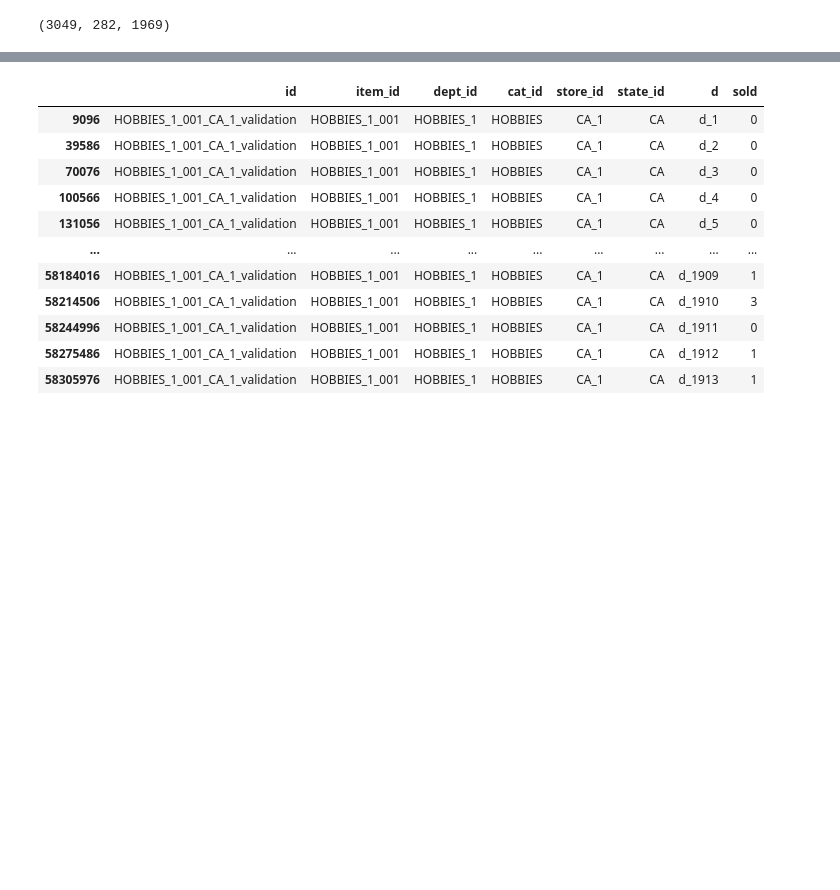
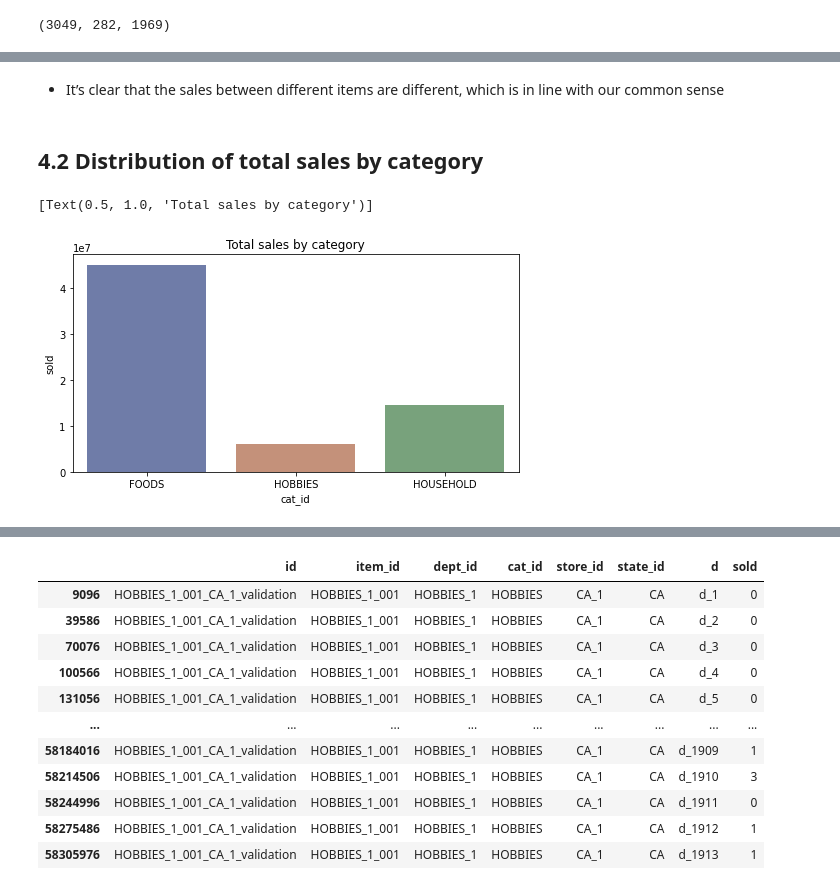
Before and after one commit to kanitjompuk40/GroupWork, a Jupyter notebook: AML/EDA-Panpan.ipynb, the cells around one changed output, grey strips where cells are left out. Cells and saved outputs as stored; diff of their text form; code cells hidden in the pictures; blank space fills up the shorter version.

```diff
--- a/AML/EDA-Panpan.ipynb
+++ b/AML/EDA-Panpan.ipynb
@@ -475,0 +613,17 @@ def getDailySaleByStore(store_id=None):
+# %% [markdown]
+- It’s clear that the sales between different items are different, which is in line with our common sense
+# %% [markdown]
+## 4.2 Distribution of total sales by category
+# %%
+sales_group_by_cate = df.groupby(['cat_id'])['sold'].sum().reset_index()
+
+fig, ax = plt.subplots( figsize=(8,4))
+g = sns.barplot(
+    data=sales_group_by_cate,
+    x="cat_id", y="sold",
+    ci="sd", palette="dark", alpha=.6,
+)
+g.set(title='Total sales by category')
+# %% [output]
+[Text(0.5, 1.0, 'Total sales by category')]
+[figure, added]
```
Also changed, not shown: parts of 124 cells of this notebook, 1 other file.
